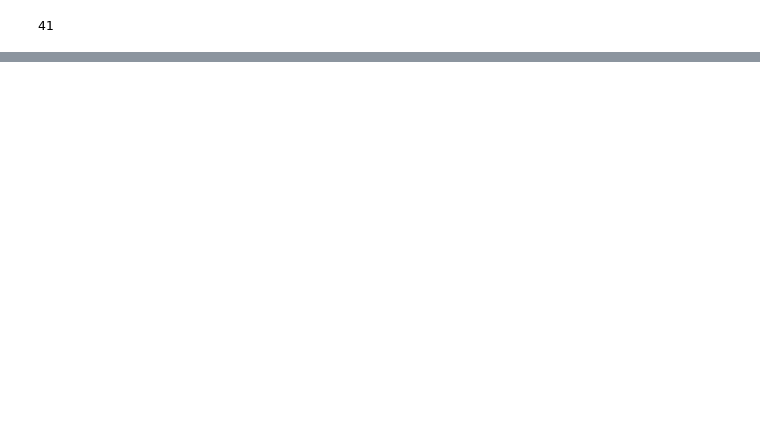
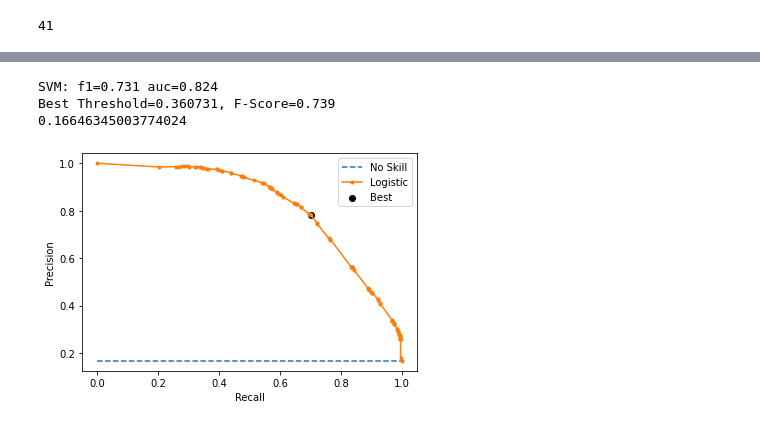
Before and after one commit to yashrajkakkad/song-popularity-prediction, a Jupyter notebook: DecisionTree.ipynb, the cells around one changed output, grey strips where cells are left out. Cells and saved outputs as stored; diff of their text form; code cells hidden in the pictures; blank space fills up the shorter version.

```diff
--- a/DecisionTree.ipynb
+++ b/DecisionTree.ipynb
@@ -126,0 +168,30 @@ weighted avg       0.92      0.92      0.92     34446
+# %%
+from sklearn.metrics import auc, precision_recall_curve, f1_score
+from matplotlib import pyplot
+lr_precision, lr_recall, thresholds = precision_recall_curve(y_test, lr_probs)
+lr_f1, lr_auc = f1_score(y_test, y_pred), auc(lr_recall, lr_precision)
+# summarize scores
+print('SVM: f1=%.3f auc=%.3f' % (lr_f1, lr_auc))
+# convert to f score
+fscore = (2 * lr_precision * lr_recall) / (lr_precision + lr_recall)
+# locate the index of the largest f
+from numpy import argmax
+ix = argmax(fscore)
+print('Best Threshold=%f, F-Score=%.3f' % (thresholds[ix], fscore[ix]))
+# plot the roc curve for the model
+no_skill = len(y_test[y_test==1]) / len(y_test)
+print(no_skill)
+pyplot.plot([0,1], [no_skill,no_skill], linestyle='--', label='No Skill')
+pyplot.plot(lr_recall, lr_precision, marker='.', label='Logistic')
+pyplot.scatter(lr_recall[ix], lr_precision[ix], marker='o', color='black', label='Best')
+# axis labels
+pyplot.xlabel('Recall')
+pyplot.ylabel('Precision')
+pyplot.legend()
+# show the plot
+pyplot.show()
+# %% [output]
+SVM: f1=0.731 auc=0.824
+Best Threshold=0.360731, F-Score=0.739
+0.16646345003774024
+[figure, added]
```
Also changed, not shown: parts of 10 cells of this notebook.
